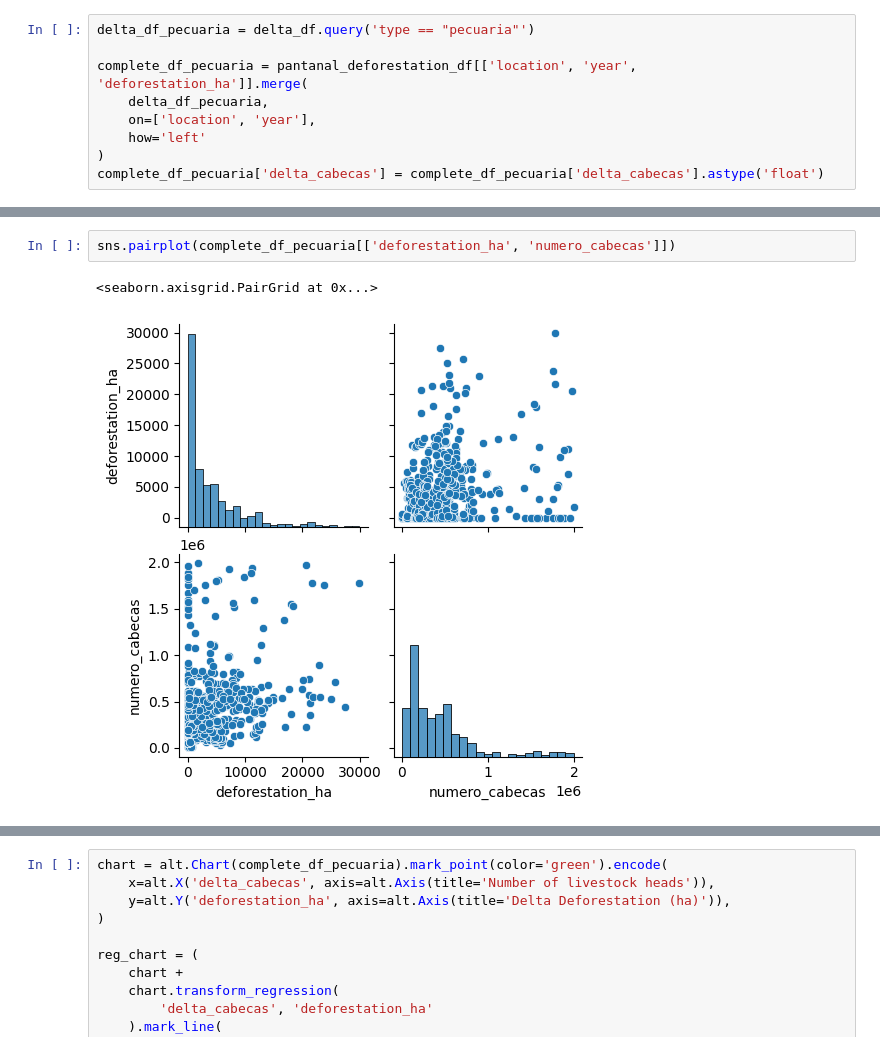
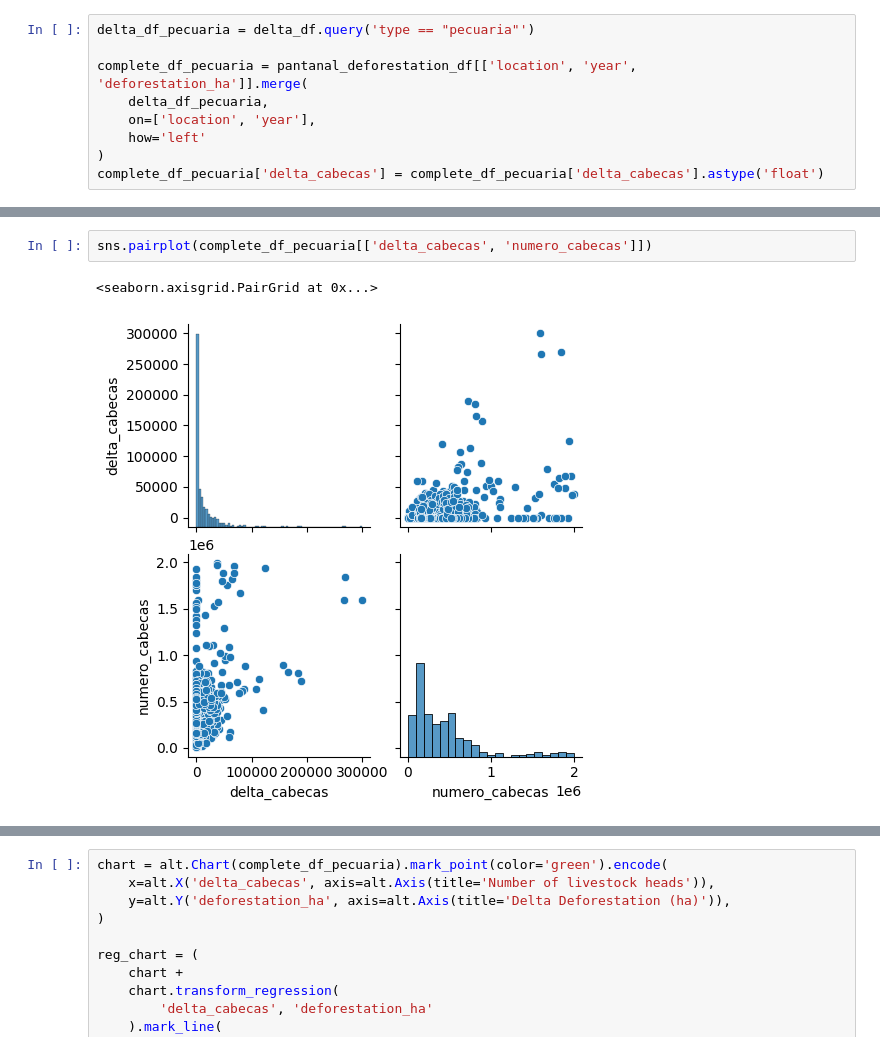
Before and after one commit to iglesiascaio/pantanal_deforestation, a Jupyter notebook: notebooks/delta_analysis.ipynb, the cells around one changed output, grey strips where cells are left out. Drawn from its saved outputs; the diff is of its cells as text.

```diff
--- a/notebooks/delta_analysis.ipynb
+++ b/notebooks/delta_analysis.ipynb
@@ -419,5 +439,5 @@ complete_df_pecuaria['delta_cabecas'] = complete_df_pecuaria['delta_cabecas'].as
 # %%
-sns.pairplot(complete_df_pecuaria[['deforestation_ha', 'numero_cabecas']])
+sns.pairplot(complete_df_pecuaria[['delta_cabecas', 'numero_cabecas']])
 # %% [output]
 <seaborn.axisgrid.PairGrid at 0x...>
-[figure, old version]
+[figure, new version]
```
Also changed, not shown: parts of 10 cells of this notebook, 25 other files.
